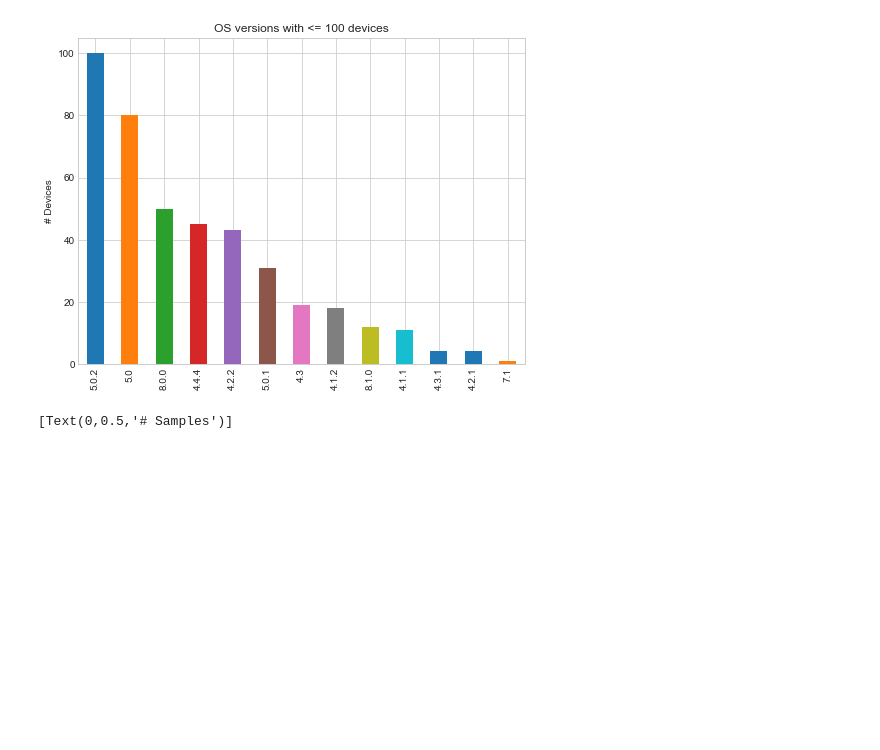
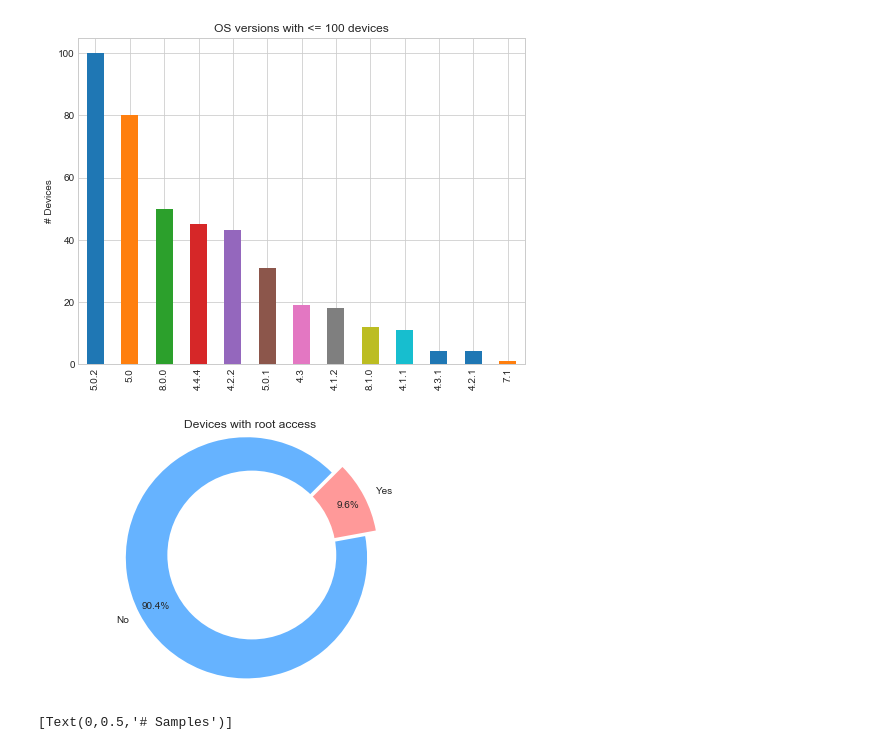
Before and after one commit to greenhub-project/notebooks, a Jupyter notebook: jupyter/StudyA.ipynb, the cells around one changed output. Drawn from its saved outputs; the diff is of its cells as text; code cells hidden in the pictures; blank space fills up the shorter version.

Commit message:
feat: add plot for devices root access

```diff
--- a/jupyter/StudyA.ipynb
+++ b/jupyter/StudyA.ipynb
@@ -220,6 +223,27 @@ pl.set(ylabel='# Devices')
 # %% [output]
 [Text(0,0.5,'# Devices')]
 [figure]
+# %%
+def plot_pie(data, labels, title, explode=(0.05, 0.05)):
+    fig1, ax1 = plt.subplots()
+
+    colors = ['#66b3ff', '#ff9999']
+
+    ax1.pie(data, colors=colors, labels=labels,
+            autopct='%1.1f%%', startangle=45, pctdistance=0.85, explode=explode)
+
+    #draw circle
+    centre_circle = plt.Circle((0,0),0.70,fc='white')
+    fig = plt.gcf()
+    fig.gca().add_artist(centre_circle)
+    fig.suptitle(title)
+
+    ax1.axis('equal')
+    plt.tight_layout()
+
+plot_pie(devices.is_root.value_counts(), ['No', 'Yes'], 'Devices with root access')
+# %% [output]
+[figure, added]
 # %%
 settings = ['screen_on', 'bluetooth_enabled', 'location_enabled', 'power_saver_enabled',
             'nfc_enabled', 'unknown_sources', 'developer_mode', 'wifi_enabled']
```
Also changed, not shown: parts of 8 cells of this notebook.
